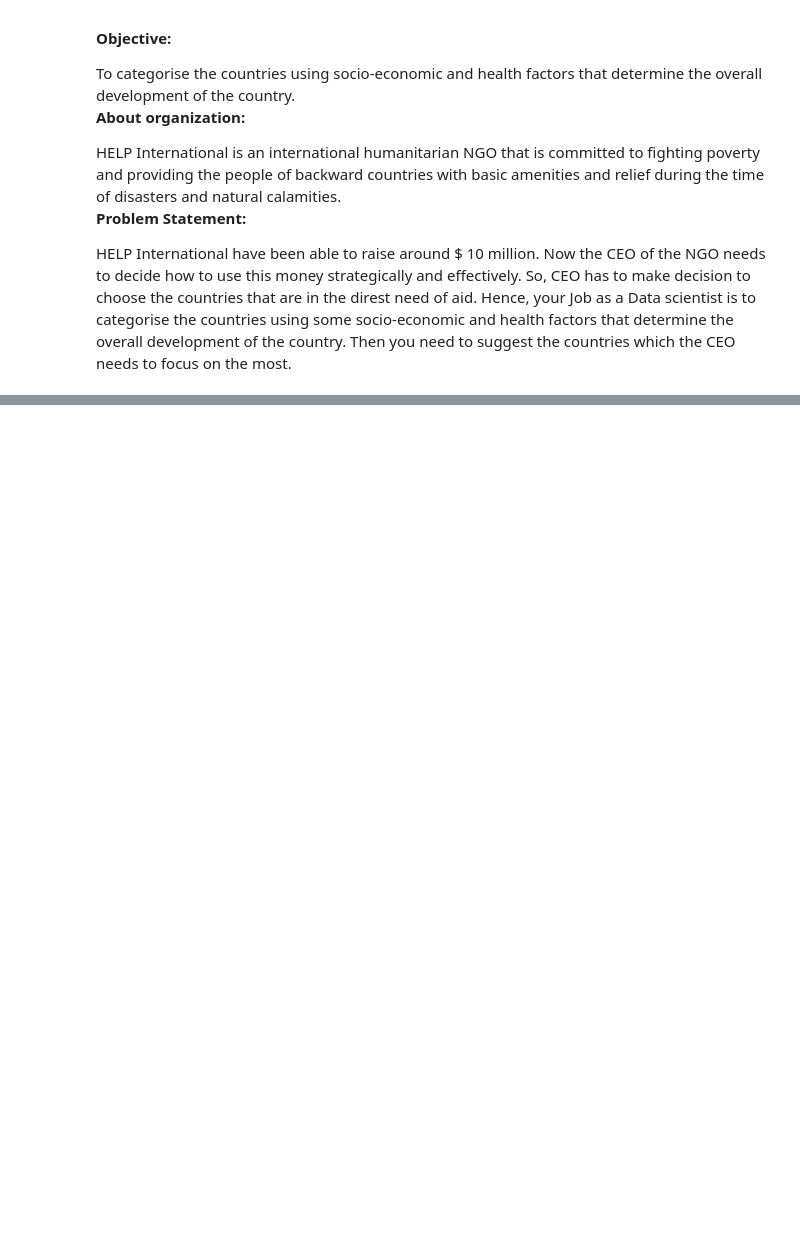
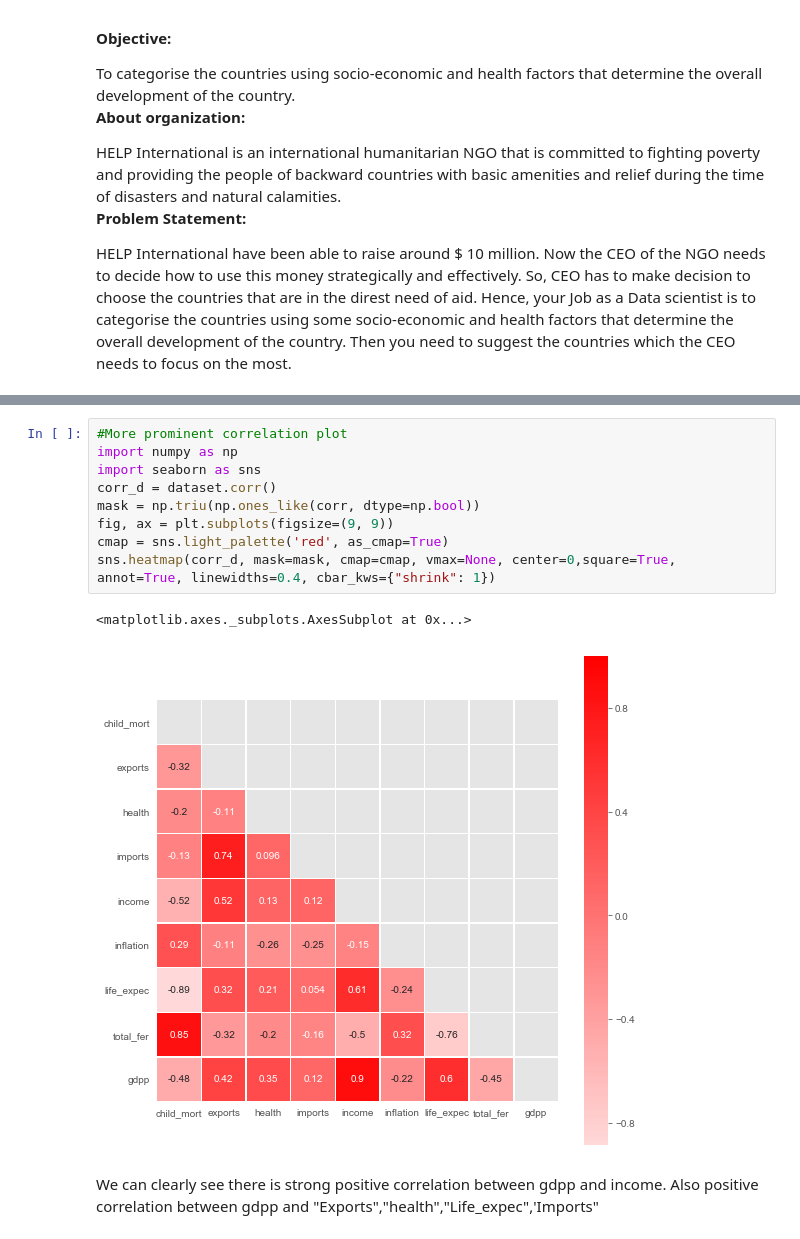
Before and after one commit to bansalrishi/MachineLearningWithPython_UD, a Jupyter notebook: Project03 Clustering Country Data.ipynb, the cells around one changed output, grey strips where cells are left out. Cells and saved outputs as stored; diff of their text form; blank space fills up the shorter version.

```diff
--- a/Project03 Clustering Country Data.ipynb
+++ b/Project03 Clustering Country Data.ipynb
@@ -23,0 +44,14 @@ data.head()
+# %%
+#More prominent correlation plot
+import numpy as np
+import seaborn as sns
+corr_d = dataset.corr()
+mask = np.triu(np.ones_like(corr, dtype=np.bool))
+fig, ax = plt.subplots(figsize=(9, 9))
+cmap = sns.light_palette('red', as_cmap=True)
+sns.heatmap(corr_d, mask=mask, cmap=cmap, vmax=None, center=0,square=True, annot=True, linewidths=0.4, cbar_kws={"shrink": 1})
+# %% [output]
+<matplotlib.axes._subplots.AxesSubplot at 0x...>
+[figure, added]
+# %% [markdown]
+We can clearly see there is strong positive correlation between gdpp and income. Also positive correlation between gdpp and "Exports","health","Life_expec",'Imports"
```
Also changed, not shown: parts of 6 cells of this notebook.
